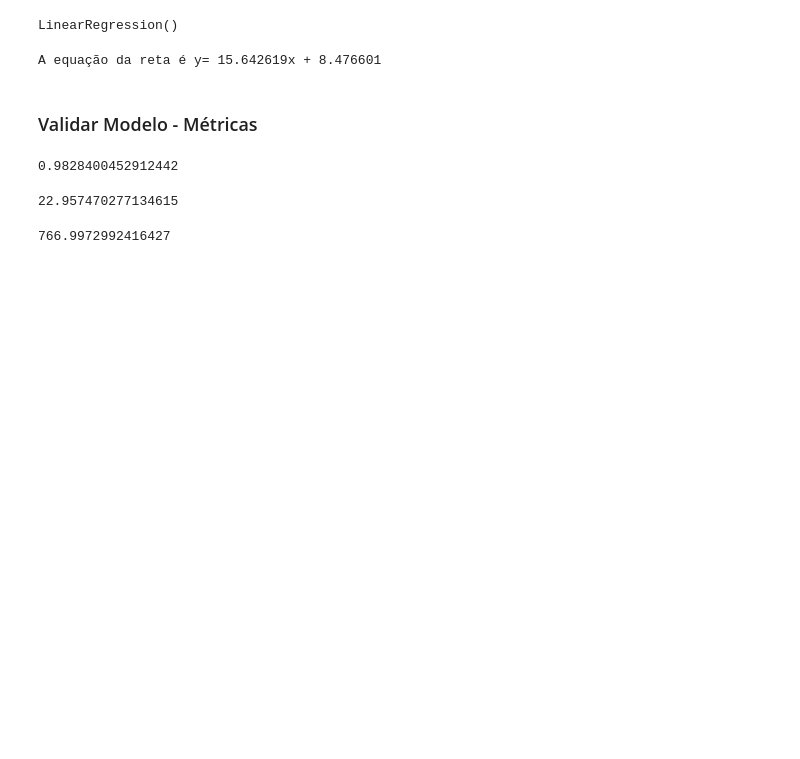
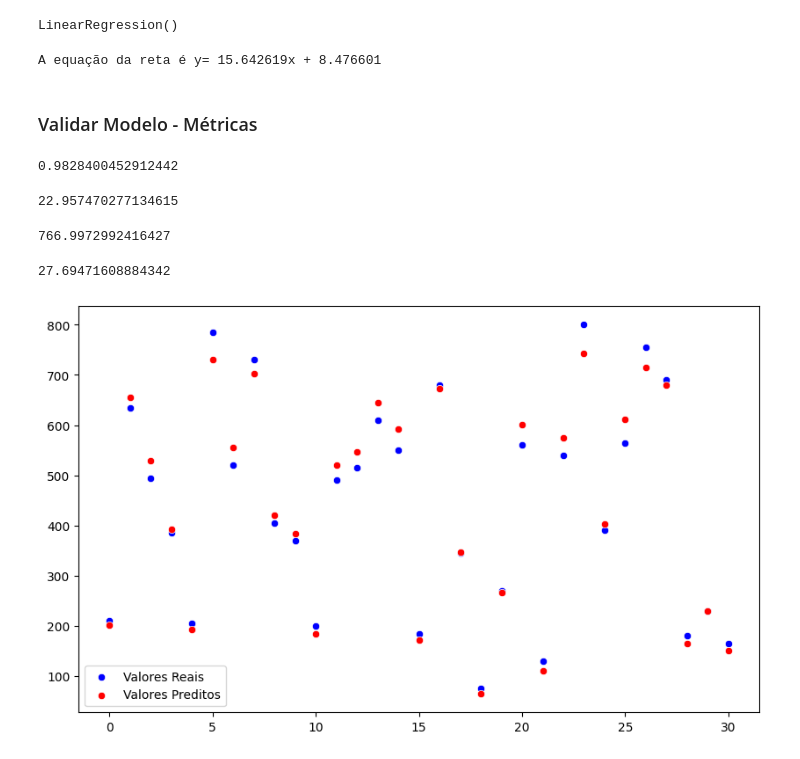
Before and after one commit to srmatheusmaciel/regressao_linear_simples, a Jupyter notebook: modelo_pontuacao.ipynb, the cells around one changed output. Saved outputs shown, nothing was run; the diff lists cells and outputs as text; code cells hidden in the pictures; blank space fills up the shorter version.

Commit message:
Análise de Metrica RMSE
Signed-off-by: Matheus Maciel <srmatheusmaciel@hotmail.com>

```diff
--- a/modelo_pontuacao.ipynb
+++ b/modelo_pontuacao.ipynb
@@ -188,3 +188,27 @@ mean_absolute_error(y_test,y_pred)
 mean_squared_error(y_test, y_pred)
 # %% [output]
 766.9972992416427
+# %%
+# Calcular métrica RrMSE (Square Root Mean Squared Error)
+# MSE = Raiz {Média (y_test - y_pred)2}
+# é uma métrica fácil de interpretar
+# MSE é mais sensível a outiliers
+# penaliza grandes erros mas tira uma raiz quadrada.
+
+from sklearn.metrics import root_mean_squared_error
+root_mean_squared_error(y_test, y_pred)
+# %% [output]
+27.69471608884342
+# %%
+# Análise Gráfica
+x_axis = range(len(y_test))
+plt.figure(figsize=(10,6))
+
+sns.scatterplot(x=x_axis, y=y_test.reshape(-1), color='blue',
+                label='Valores Reais')
+sns.scatterplot(x=x_axis, y=y_pred.reshape(-1), color='red',
+                label='Valores Preditos')
+plt.legend()
+plt.show()
+# %% [output]
+[figure, added]
```
Also changed, not shown: 1 other file.
